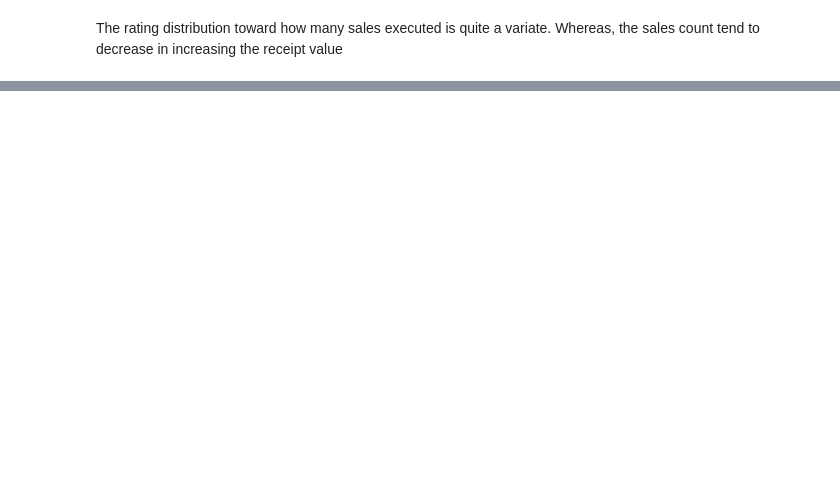
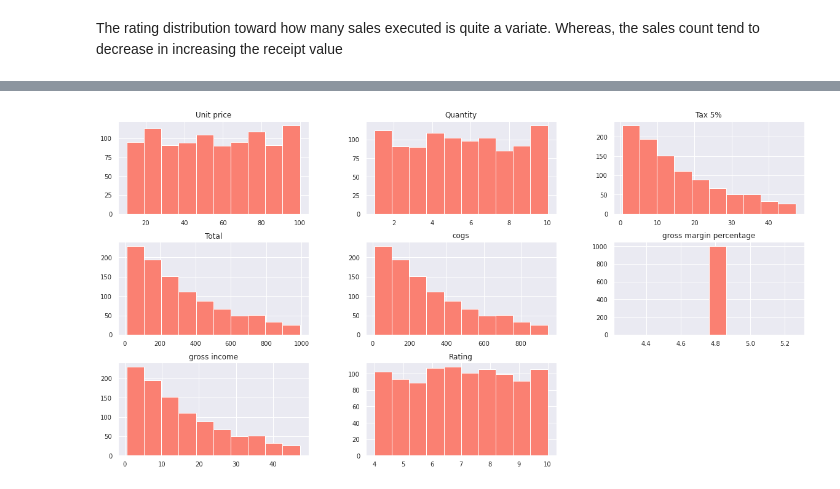
Before and after one commit to wahyunh10/Exploratory-Data-Analysis-Supermarket-Sales, a Jupyter notebook: EDA_Supermarket_Sales.ipynb, the cells around one changed output, grey strips where cells are left out. Cells and saved outputs as stored; diff of their text form; code cells hidden in the pictures; blank space fills up the shorter version.

```diff
--- a/EDA_Supermarket_Sales.ipynb
+++ b/EDA_Supermarket_Sales.ipynb
@@ -265,0 +299,6 @@ The rating distribution toward how many sales executed is quite a variate. Where
+# %%
+# Overview target distribution
+plt.figure(figsize=(6,4))
+sns.set(style='darkgrid')
+sns.distplot(smsales['Total'], color='green', kde=False, bins=10, hist_kws={'alpha': 0.7}).set(xlabel='Total', ylabel='Frequency')
+plt.title('Total Net Sales Distribution', fontsize=17);
@@ -265,0 +307,6 @@ The rating distribution toward how many sales executed is quite a variate. Where
+# %%
+# Numerical data column
+df_num=smsales.select_dtypes(include=['float64', 'int64'])
+print('List of numerical columns:')
+for column in df_num:
+    print(column)
@@ -265,0 +323,5 @@ The rating distribution toward how many sales executed is quite a variate. Where
+# %%
+#See numerical data distribution
+df_num.hist(figsize=(20,10), bins=10, xlabelsize=10, ylabelsize=10, color='salmon');
+# %% [output]
+[figure, added]
```
Also changed, not shown: parts of 19 cells of this notebook.
